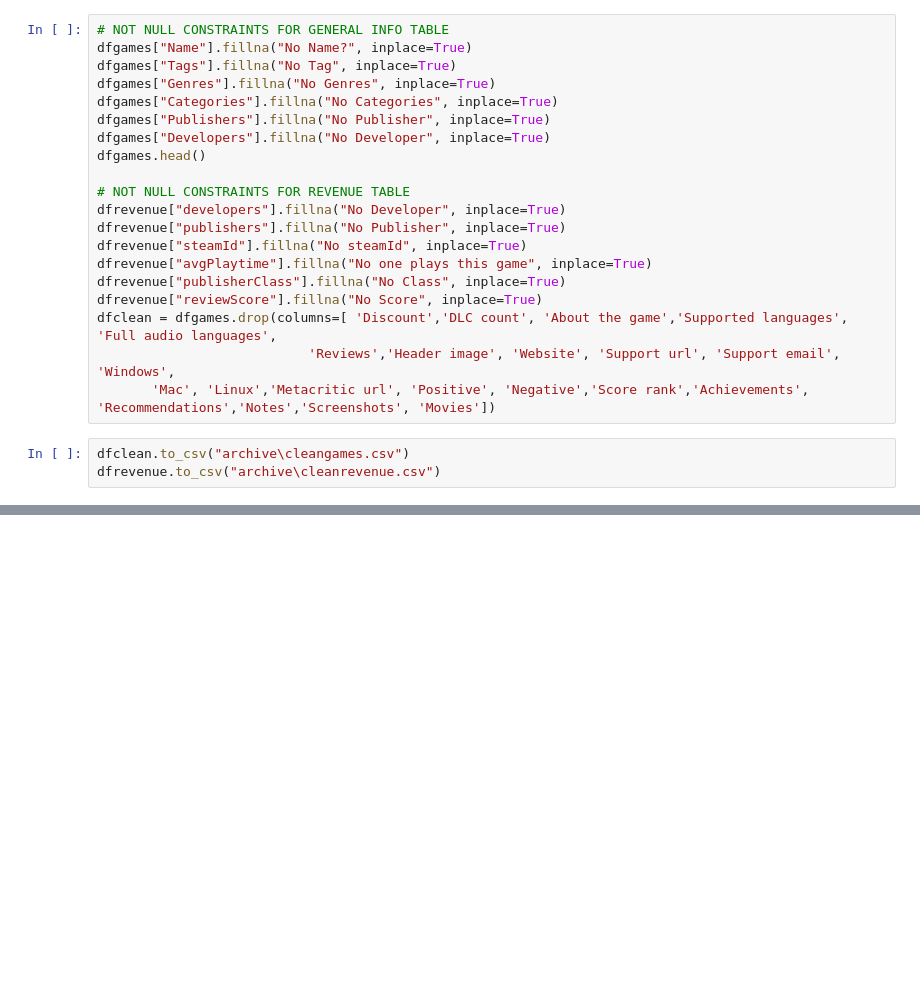
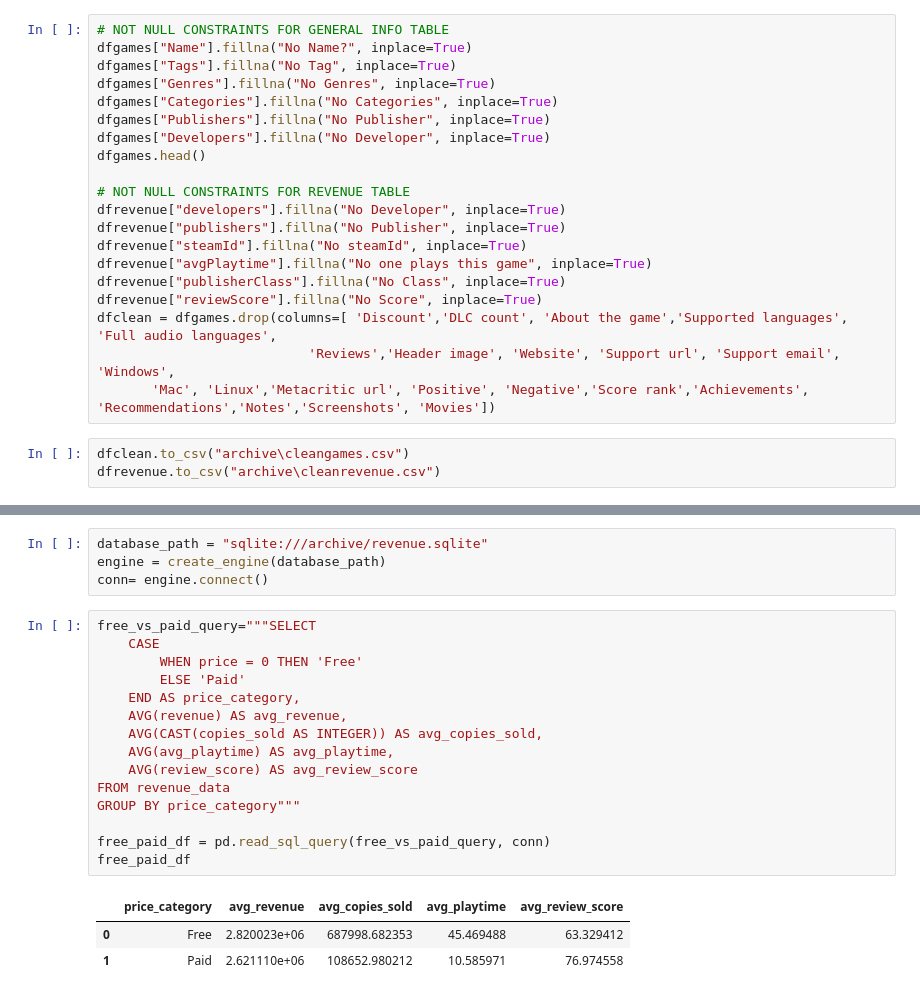
Before and after one commit to Tserrof7/Project_3_Repo, a Jupyter notebook: Project3_Notebook.ipynb, the cells around one changed output, grey strips where cells are left out. Saved outputs shown, nothing was run; the diff lists cells and outputs as text; blank space fills up the shorter version.

```diff
--- a/Project3_Notebook.ipynb
+++ b/Project3_Notebook.ipynb
@@ -48,0 +39,23 @@ Index(['name', 'releaseDate', 'copiesSold', 'price', 'revenue', 'avgPlaytime',
+# %%
+database_path = "sqlite:///archive/revenue.sqlite"
+engine = create_engine(database_path)
+conn= engine.connect()
+# %%
+free_vs_paid_query="""SELECT
+    CASE
+        WHEN price = 0 THEN 'Free'
+        ELSE 'Paid'
+    END AS price_category,
+    AVG(revenue) AS avg_revenue,
+    AVG(CAST(copies_sold AS INTEGER)) AS avg_copies_sold,
+    AVG(avg_playtime) AS avg_playtime,
+    AVG(review_score) AS avg_review_score
+FROM revenue_data
+GROUP BY price_category"""
+
+free_paid_df = pd.read_sql_query(free_vs_paid_query, conn)
+free_paid_df
+# %% [output]
+|  | price_category | avg_revenue | avg_copies_sold | avg_playtime | avg_review_score |
+| 0 | Free | 2.820023e+06 | 687998.682353 | 45.469488 | 63.329412 |
+| 1 | Paid | 2.621110e+06 | 108652.980212 | 10.585971 | 76.974558 |
```
Also changed, not shown: parts of 6 cells of this notebook, 4 other files.
